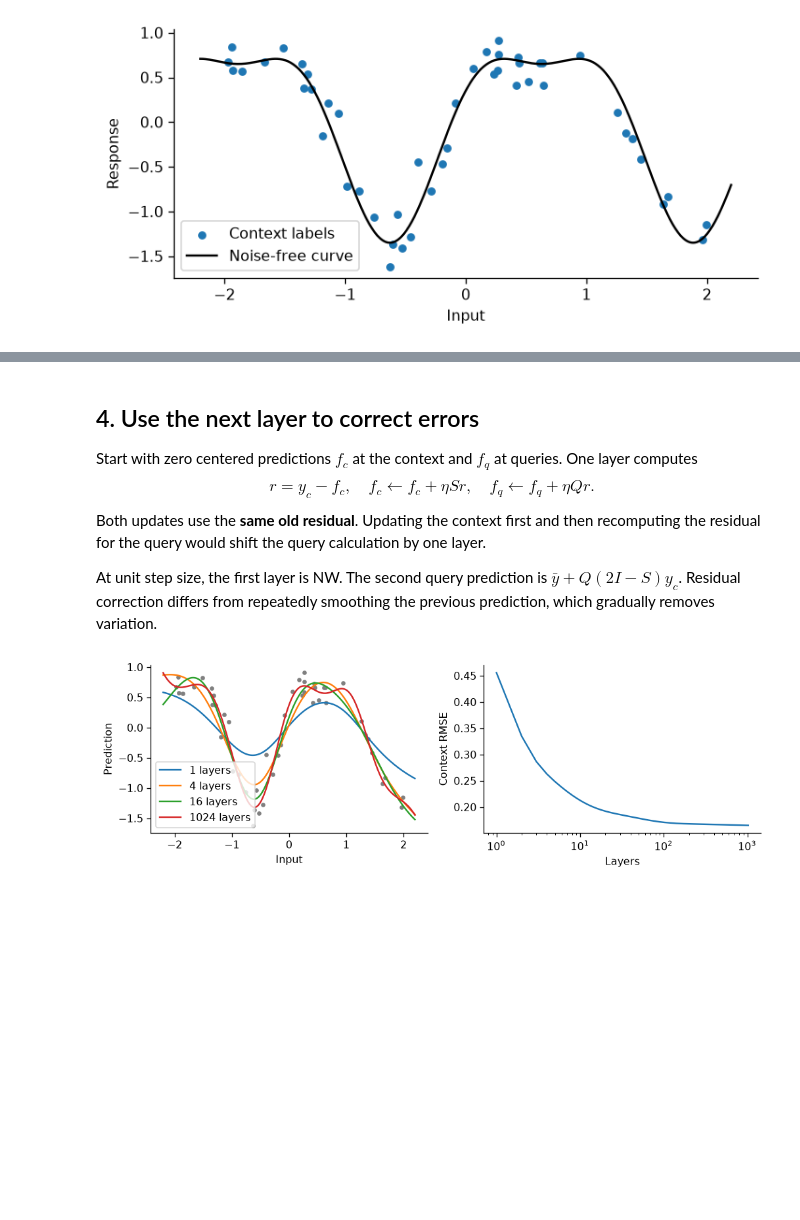
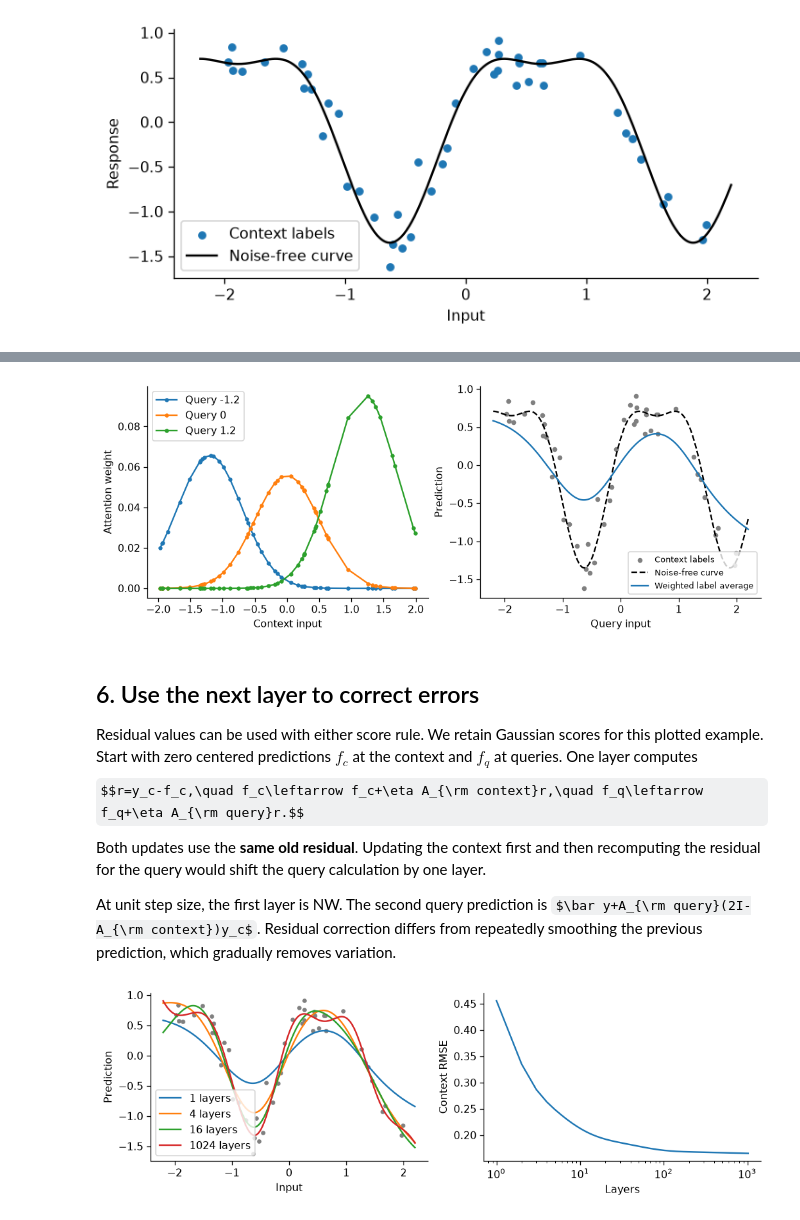
Before and after one commit to asudjianto-xml/Attention-as-Kernel, a Jupyter notebook: attention_tutorial.ipynb, the cells around one changed output, grey strips where cells are left out. Drawn from its saved outputs; the diff is of its cells as text; code cells hidden in the pictures; some formulas as TeX source; blank space fills up the shorter version.

```diff
--- a/attention_tutorial.ipynb
+++ b/attention_tutorial.ipynb
@@ -450,9 +242,45 @@ Gaussian scores and biased dot-product scores agree.
+# %%
+def logits(a, b, T):
+    return -np.sum((a[:, None, :] - b[None, :, :])**2, axis=-1) / T
+
+def softmax_rows(z):
+    e = np.exp(z - z.max(axis=-1, keepdims=True))
+    return e / e.sum(axis=-1, keepdims=True)
+
+def kernel(a, b, T):
+    return np.exp(logits(a, b, T))
+
+def weights(a, b, T):
+    return softmax_rows(logits(a, b, T))
+
+T = 0.5
+G = kernel(X, X, T)
+A_context = weights(X, X, T)
+A_query = weights(Xgrid, X, T)
+np.testing.assert_allclose(A_context.sum(axis=1), 1)
+np.testing.assert_allclose(ybar + A_query @ yc, A_query @ y)
+# The Gaussian/dot-product-with-bias identity also holds on these regression inputs.
+dot_scores = 2 * Xgrid @ X.T / T - np.sum(X**2, axis=1)[None, :] / T
+np.testing.assert_allclose(softmax_rows(dot_scores), A_query, atol=2e-14)
+fig, ax = plt.subplots(1,2,figsize=(9,3.4),constrained_layout=True)
+order=np.argsort(X[:,0])
+for query in [-1.2,0.,1.2]:
+    row=weights(np.array([[query]]),X,T)[0]
+    ax[0].plot(X[order,0],row[order],marker='.',label=f'Query {query:g}')
+ax[0].set(xlabel='Context input',ylabel='Attention weight'); ax[0].legend()
+ax[1].scatter(X[:,0],y,s=14,color='gray',label='Context labels')
+ax[1].plot(Xgrid[:,0],truth(Xgrid),'k--',label='Noise-free curve')
+ax[1].plot(Xgrid[:,0],ybar+A_query@yc,label='Weighted label average')
+ax[1].set(xlabel='Query input',ylabel='Prediction'); ax[1].legend(fontsize=8)
+savefig('nw_attention')
+# %% [output]
+[figure, added]
 # %% [markdown]
-## 4. Use the next layer to correct errors
+## 6. Use the next layer to correct errors
 
-Start with zero centered predictions $f_c$ at the context and $f_q$ at queries. One layer computes
-$$r=y_c-f_c,\quad f_c\leftarrow f_c+\eta Sr,\quad f_q\leftarrow f_q+\eta Qr.$$
+Residual values can be used with either score rule. We retain Gaussian scores for this plotted example. Start with zero centered predictions $f_c$ at the context and $f_q$ at queries. One layer computes
+$$r=y_c-f_c,\quad f_c\leftarrow f_c+\eta A_{\rm context}r,\quad f_q\leftarrow f_q+\eta A_{\rm query}r.$$
 Both updates use the **same old residual**. Updating the context first and then recomputing the residual for the query would shift the query calculation by one layer.
 
-At unit step size, the first layer is NW. The second query prediction is $\bar y+Q(2I-S)y_c$. Residual correction differs from repeatedly smoothing the previous prediction, which gradually removes variation.
+At unit step size, the first layer is NW. The second query prediction is $\bar y+A_{\rm query}(2I-A_{\rm context})y_c$. Residual correction differs from repeatedly smoothing the previous prediction, which gradually removes variation.
 # %%
```
Also changed, not shown: parts of 42 cells of this notebook, 2 other files.
